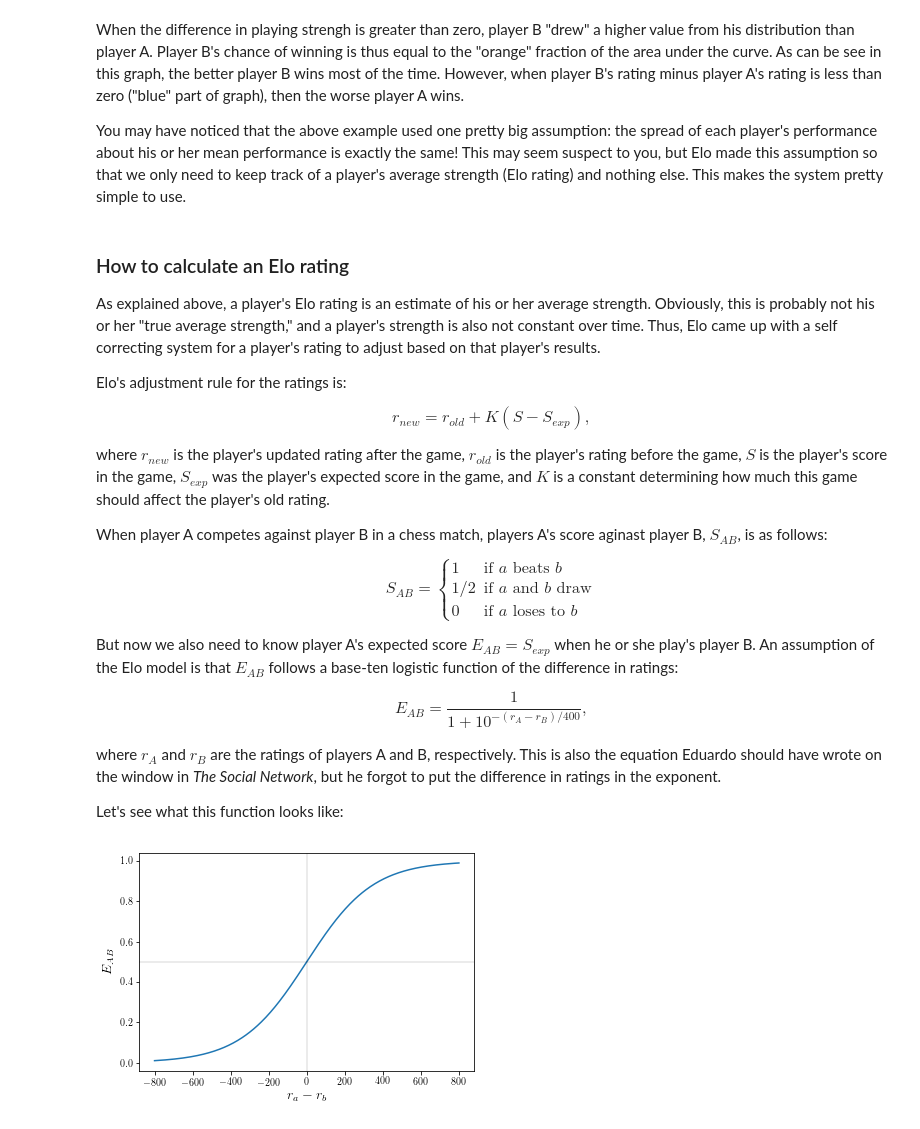
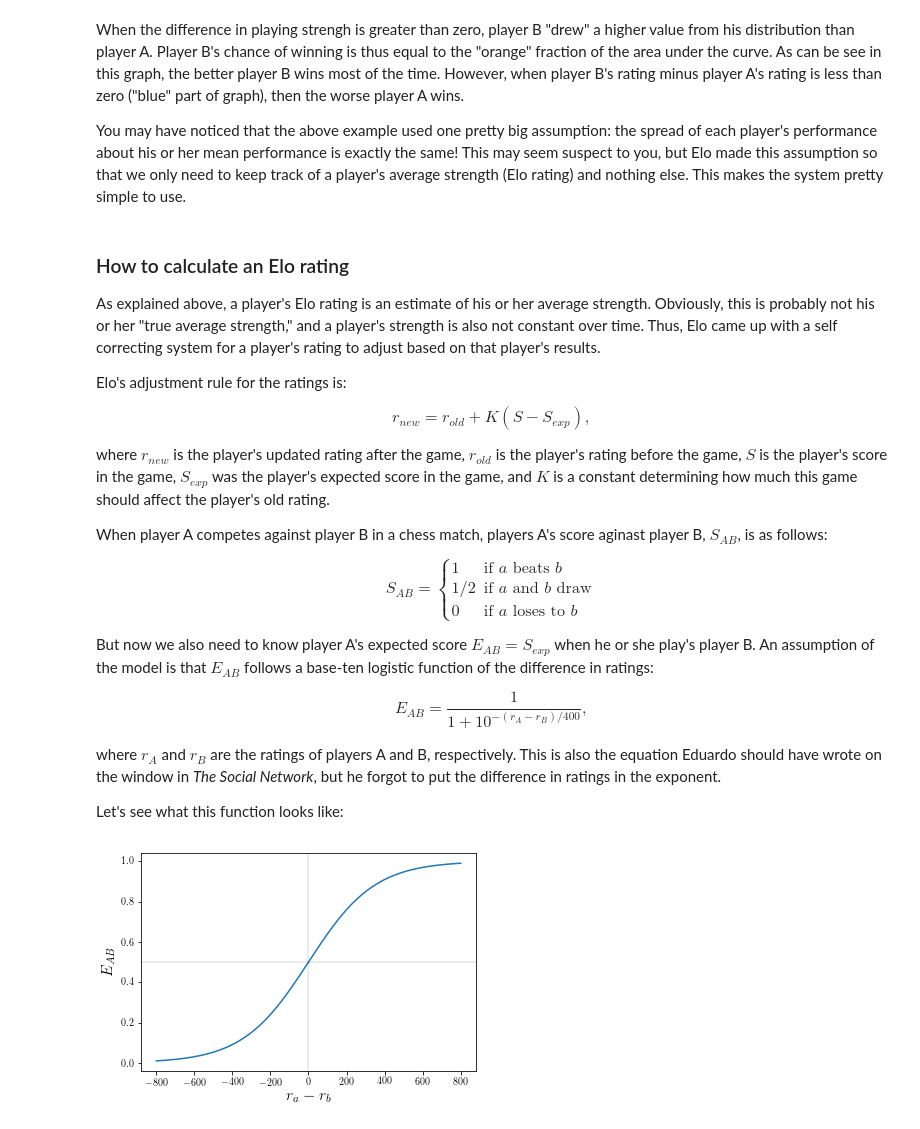
Before and after one commit to mc-robinson/ratings_methods, a Jupyter notebook: elo_ratings.ipynb, the cells around one changed output. Saved outputs shown, nothing was run; the diff lists cells and outputs as text; code cells hidden in the pictures.

```diff
--- a/elo_ratings.ipynb
+++ b/elo_ratings.ipynb
@@ -101,7 +101,7 @@ $$
 S_{AB} = \begin{cases}1 & \text{if $a$ beats $b$}\\1/2 & \text{if $a$ and $b$ draw}\\0 & \text{if $a$ loses to $b$}\end{cases}
 $$
 
-But now we also need to know player A's expected score $E_{AB}=S_{exp}$ when he or she play's player B. An assumption of the Elo model is that $E_{AB}$ follows a base-ten logistic function of the difference in ratings:
+But now we also need to know player A's expected score $E_{AB}=S_{exp}$ when he or she play's player B. An assumption of the model is that $E_{AB}$ follows a base-ten logistic function of the difference in ratings:
 
 $$
 E_{AB} = \frac{1}{1+10^{{-(r_A - r_B)}/{400}}},
@@ -113,11 +113,11 @@ Let's see what this function looks like:
 # %%
 x = np.linspace(-800, 800, 400)
 y = 1/(1+(10**(-x/400)))
 plt.plot(x,y)
 plt.axvline(x=0, color='k', linestyle='-',alpha=0.1)
 plt.axhline(y=0.5, color='k', linestyle='-',alpha=0.1)
-plt.xlabel(r'$r_a - r_b$', fontsize = 14)
-plt.ylabel(r'$E_{AB}$', fontsize=14)
+plt.xlabel(r'$r_a - r_b$', fontsize = 16)
+plt.ylabel(r'$E_{AB}$', fontsize=16)
 plt.show()
 # %% [output]
-[figure, old version]
+[figure, new version]
```
Also changed, not shown: parts of 3 cells of this notebook.
